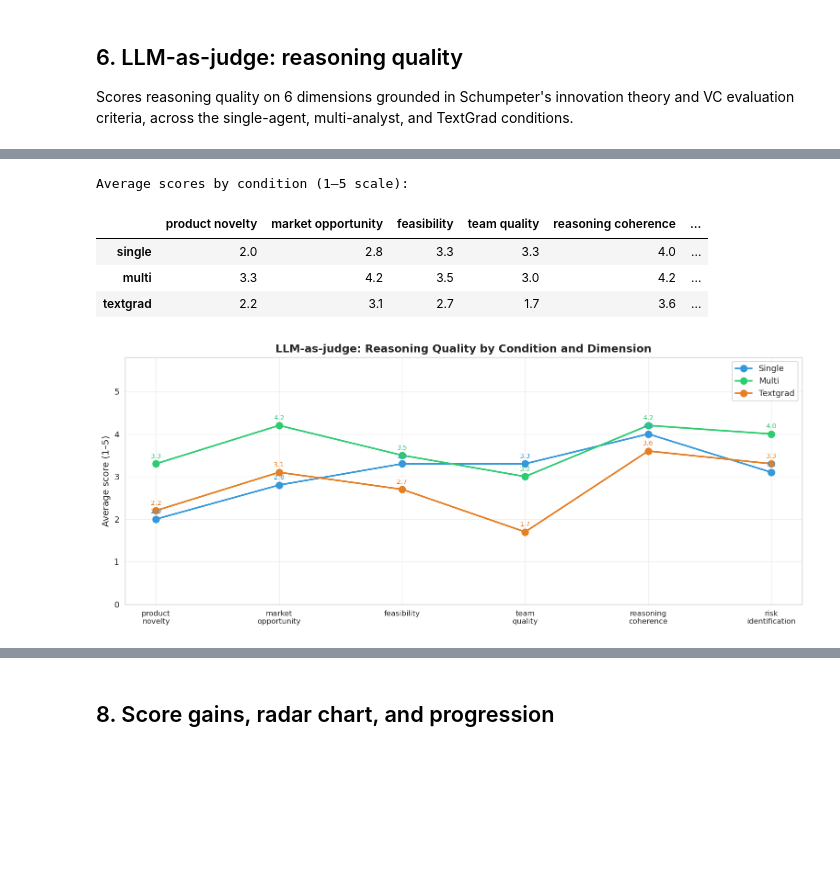
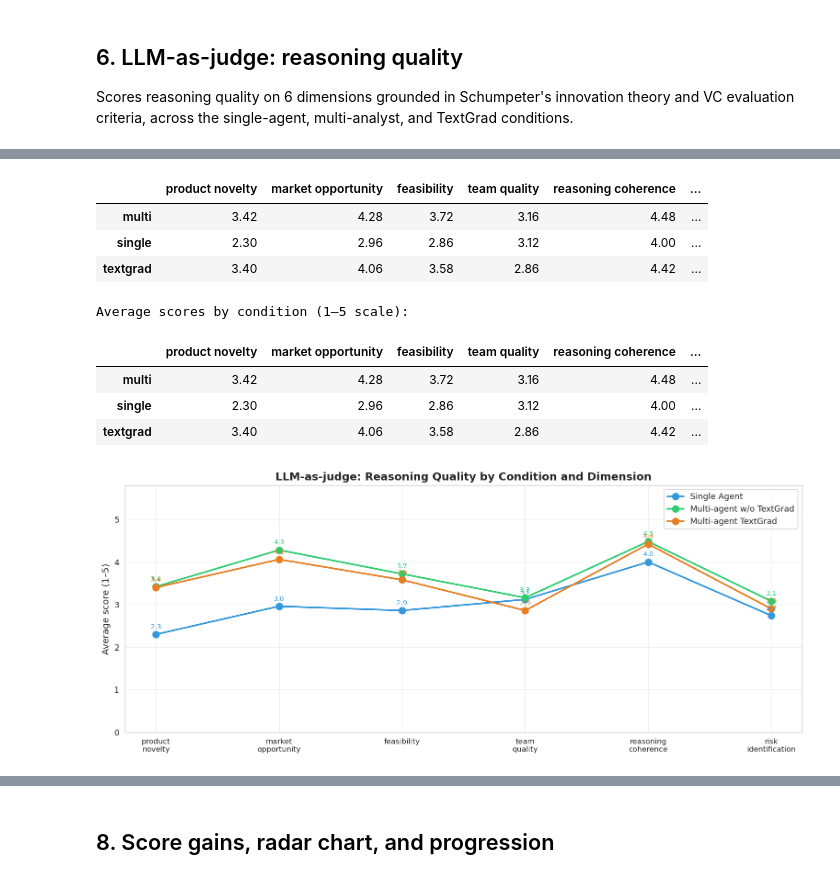
Before and after one commit to louisewiljander/llm-vc-decision-textgrad, a Jupyter notebook: notebooks/colab_textgrad_visualization.ipynb, the cells around one changed output, grey strips where cells are left out. Drawn from its saved outputs; the diff is of its cells as text; code cells hidden in the pictures; blank space fills up the shorter version.

```diff
--- a/notebooks/colab_textgrad_visualization.ipynb
+++ b/notebooks/colab_textgrad_visualization.ipynb
@@ -186,8 +278,8 @@ if metrics_data:
         ax.legend()
         ax.grid(alpha=0.3)
 
-    plot(axes[0, 0], ['ap_10', 'ap_20', 'ap_30'],          'Average Precision @K')
-    plot(axes[0, 1], ['balanced_accuracy', 'weighted_f1'],  'Classification Metrics')
+    plot(axes[0, 0], ['p_10', 'p_20', 'p_30'],          'Precision @ K')
+    plot(axes[0, 1], ['balanced_accuracy', 'f1'],  'Classification Metrics')
     plot(axes[1, 0], ['auroc'],                             'AUROC')
 
     if prompts:
@@ -203,7 +295,7 @@ if metrics_data:
     plt.tight_layout()
     plt.show()
 
-    display(df[['step', 'auroc', 'balanced_accuracy', 'weighted_f1', 'ap_10', 'ap_20', 'ap_30']].round(4))
+    display(df[['step', 'auroc', 'balanced_accuracy', 'f1', 'p_10', 'p_20', 'p_30']].round(4))
 else:
     print("⚠️  No metrics found. Run: python experiments/run_textgrad.py --n_train 5 --n_val 5")
 # %% [output]
@@ -490,45 +948,58 @@ Judge summary : results/judge_evaluation/runs/2026-06-21_21-12-56_s42/judge_summ
+# %%
+judge_smry
+# %% [output]
+|  | product novelty | market opportunity | feasibility | team quality | reasoning coherence | ... |
+| multi | 3.42 | 4.28 | 3.72 | 3.16 | 4.48 | ... |
+| single | 2.30 | 2.96 | 2.86 | 3.12 | 4.00 | ... |
+| textgrad | 3.40 | 4.06 | 3.58 | 2.86 | 4.42 | ... |
 # %%
 if judge_smry is not None:
+    LABELS = {
+        'single': 'Single Agent',
+        'multi': 'Multi-agent w/o TextGrad',
+        'textgrad': 'Multi-agent TextGrad'
+    }
+    palette = {'single':'#3498db','multi':'#2ecc71','textgrad':'#e67e22'}
+
     dims = ['product novelty','market opportunity','feasibility',
             'team quality','reasoning coherence','risk identification']
     available_dims = [d for d in dims if d in judge_smry.columns]
 
     print("Average scores by condition (1–5 scale):\n")
     display(judge_smry[available_dims + ['total_score']].round(2) if 'total_score' in judge_smry.columns
             else judge_smry[available_dims].round(2))
 
     order = [c for c in ['single','multi','textgrad'] if c in judge_smry.index]
-    palette = {'single':'#3498db','multi':'#2ecc71','textgrad':'#e67e22'}
 
     fig, ax = plt.subplots(figsize=(12, 5))
     x = np.arange(len(available_dims))
 
     for cond in order:
         vals = [judge_smry.loc[cond, d] if d in judge_smry.columns else 0 for d in available_dims]
         ax.plot(x, vals, 'o-', linewidth=2, markersize=8,
-                label=cond.capitalize(), color=palette.get(cond))
+                label=LABELS[cond], color=palette.get(cond)) # Use new LABELS dict
         for xi, v in zip(x, vals):
             ax.text(xi, v + 0.1, f'{v:.1f}', ha='center', va='bottom', fontsize=8,
                     color=palette.get(cond))
 
     ax.set_xticks(x)
     ax.set_xticklabels([d.replace(' ', '\n') for d in available_dims], fontsize=9)
     ax.set_ylim(0, 5.8)
     ax.set_ylabel('Average score (1–5)')
-    ax.set_title('LLM-as-judge: Reasoning Quality by Condition and Dimension', fontweight='bold')
+    ax.set_title('LLM-as-judge: Reasoning Quality by Condition and Dimension', fontweight='bold') # Updated title
     ax.legend()
     ax.grid(alpha=0.3)
     plt.tight_layout()
     plt.show()
 else:
     print("No judge results found. Run: python experiments/run_judge_evaluation.py --n_sample 10")
 # %% [output]
 Average scores by condition (1–5 scale):
 |  | product novelty | market opportunity | feasibility | team quality | reasoning coherence | ... |
-| single | 2.0 | 2.8 | 3.3 | 3.3 | 4.0 | ... |
-| multi | 3.3 | 4.2 | 3.5 | 3.0 | 4.2 | ... |
-| textgrad | 2.2 | 3.1 | 2.7 | 1.7 | 3.6 | ... |
+| multi | 3.42 | 4.28 | 3.72 | 3.16 | 4.48 | ... |
+| single | 2.30 | 2.96 | 2.86 | 3.12 | 4.00 | ... |
+| textgrad | 3.40 | 4.06 | 3.58 | 2.86 | 4.42 | ... |
-[figure, old version]
+[figure, new version]
 # %%
 # Per-startup breakdown
 if judge_df is not None and not judge_df.empty:
```
Also changed, not shown: parts of 20 cells of this notebook, 1 other file.
